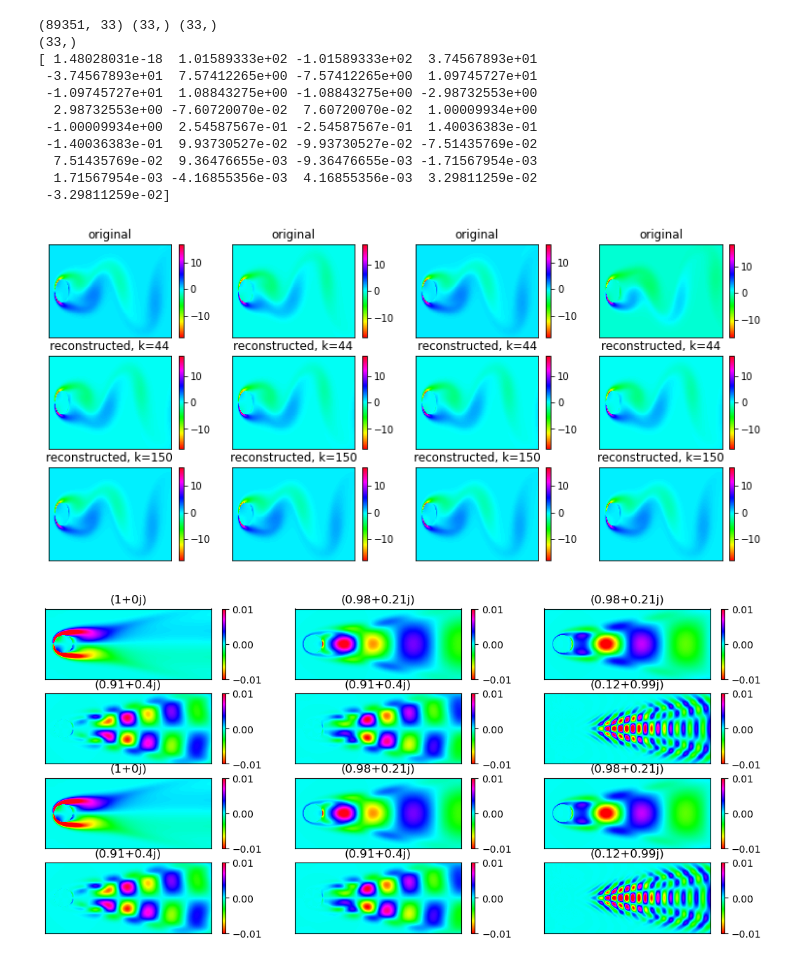
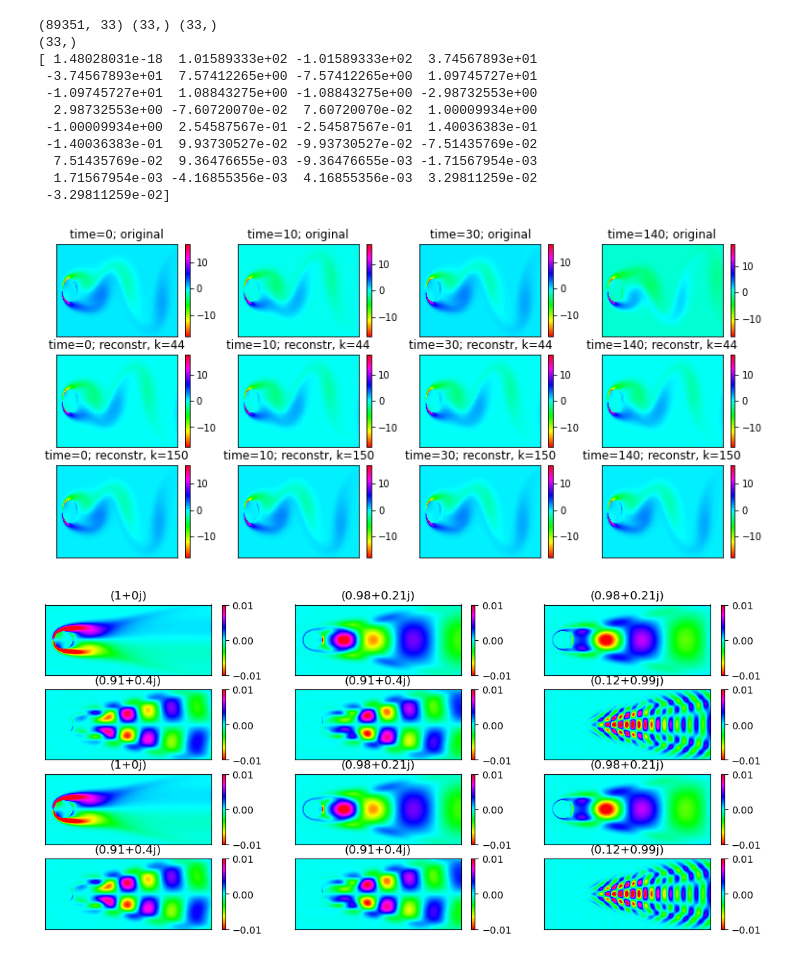
Before and after one commit to ela-d/DMD, a Jupyter notebook: Vorticity_example.ipynb, the cells around one changed output. Drawn from its saved outputs; the diff is of its cells as text; code cells hidden in the pictures.

```diff
--- a/Vorticity_example.ipynb
+++ b/Vorticity_example.ipynb
@@ -190,35 +190,35 @@ print(np.imag(alpha))
 # %%
 koji_rek=[0,10,30,140]
 reconstructed  = np.array([DMD_reconstruction(vort[:,:-1],Z_v_qr, indices, L_v_qr, koji_rek[i]) for i in range(4)])
 
 reconstructed_150  = np.array([DMD_reconstruction(vort[:,:-1],Z_v_qr_150, indices_150, L_v_qr_150, koji_rek[i]) for i in range(4)])
 
 
 fig, axs = plt.subplots(3, 4, figsize=(13, 6))
 for j in range(4):
     i=0
     c=axs[i,j].pcolormesh(x_os[:-1], y_os[:-1], vort[:,koji_rek[j]].reshape((-1,199)).T, cmap='hsv')
     plt.colorbar(c, ax=axs[i,j], orientation='vertical')
     axs[i,j].set_xticks([])
     axs[i,j].set_yticks([])
-    axs[i,j].set_title("original")
+    axs[i,j].set_title("time={0}; original".format(koji_rek[j]))
 
     i=1
     c=axs[i,j].pcolormesh(x_os[:-1], y_os[:-1], np.real(reconstructed[i,:]).reshape((-1,199)).T, cmap='hsv')
     plt.colorbar(c, ax=axs[i,j], orientation='vertical')
     axs[i,j].set_xticks([])
     axs[i,j].set_yticks([])
-    axs[i,j].set_title("reconstructed, k=44")
+    axs[i,j].set_title("time={}; reconstr, k=44".format(koji_rek[j]))
 
     i=2
     c=axs[i,j].pcolormesh(x_os[:-1], y_os[:-1], np.real(reconstructed_150[i,:]).reshape((-1,199)).T, cmap='hsv')
     plt.colorbar(c, ax=axs[i,j], orientation='vertical')
     axs[i,j].set_xticks([])
     axs[i,j].set_yticks([])
-    axs[i,j].set_title("reconstructed, k=150")
+    axs[i,j].set_title("time={}; reconstr, k=150".format(koji_rek[j]))
 plt.show()
 # %% [output]
-[figure, old version]
+[figure, new version]
 # %%
 N_poc=100
 
```
